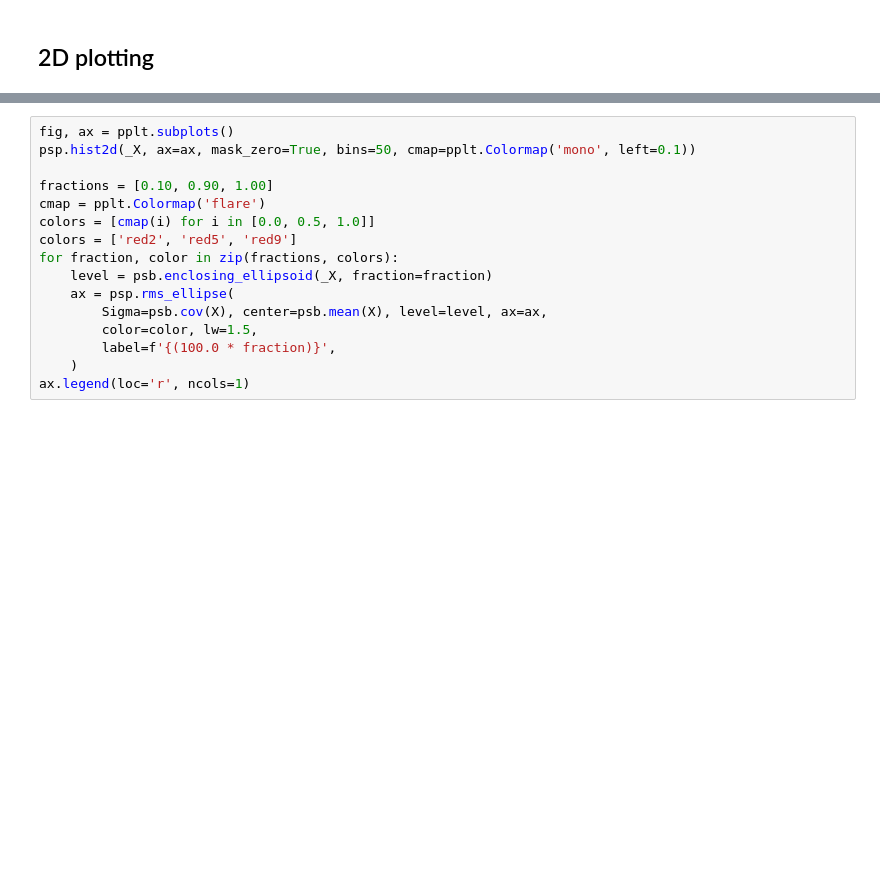
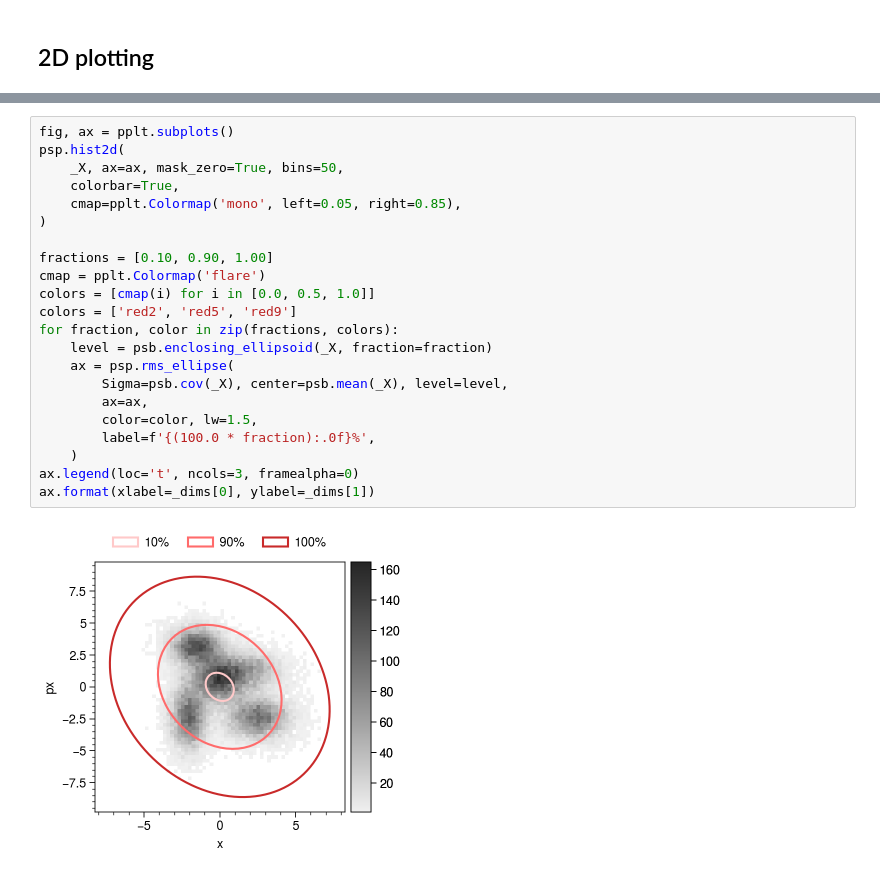
Before and after one commit to austin-hoover/ps-dist, a Jupyter notebook: examples/examples_bunch.ipynb, the cells around one changed output, grey strips where cells are left out. Cells and saved outputs as stored; diff of their text form; blank space fills up the shorter version.

```diff
--- a/examples/examples_bunch.ipynb
+++ b/examples/examples_bunch.ipynb
@@ -107,16 +111,24 @@ plt.show()
 # %%
 fig, ax = pplt.subplots()
-psp.hist2d(_X, ax=ax, mask_zero=True, bins=50, cmap=pplt.Colormap('mono', left=0.1))
+psp.hist2d(
+    _X, ax=ax, mask_zero=True, bins=50,
+    colorbar=True,
+    cmap=pplt.Colormap('mono', left=0.05, right=0.85),
+)
 
 fractions = [0.10, 0.90, 1.00]
 cmap = pplt.Colormap('flare')
 colors = [cmap(i) for i in [0.0, 0.5, 1.0]]
 colors = ['red2', 'red5', 'red9']
 for fraction, color in zip(fractions, colors):
     level = psb.enclosing_ellipsoid(_X, fraction=fraction)
     ax = psp.rms_ellipse(
-        Sigma=psb.cov(X), center=psb.mean(X), level=level, ax=ax,
+        Sigma=psb.cov(_X), center=psb.mean(_X), level=level,
+        ax=ax,
         color=color, lw=1.5,
-        label=f'{(100.0 * fraction)}',
+        label=f'{(100.0 * fraction):.0f}%',
     )
-ax.legend(loc='r', ncols=1)
+ax.legend(loc='t', ncols=3, framealpha=0)
+ax.format(xlabel=_dims[0], ylabel=_dims[1])
+# %% [output]
+[figure, added]
```
Also changed, not shown: parts of 7 cells of this notebook, 1 other file.
